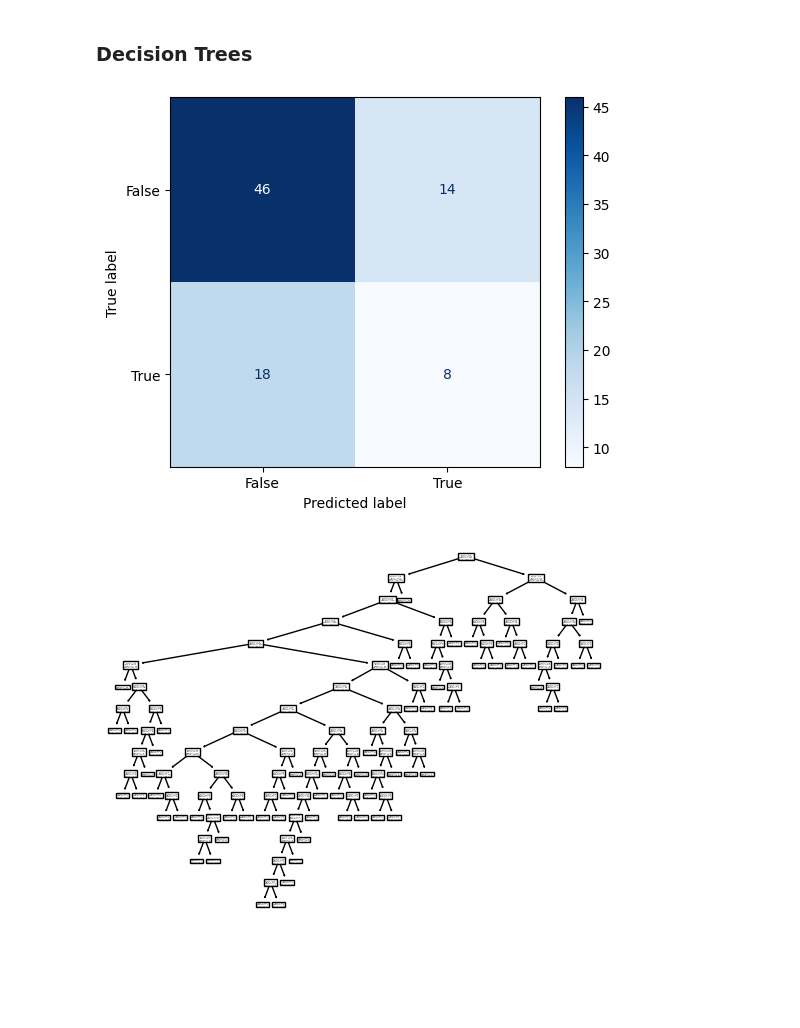
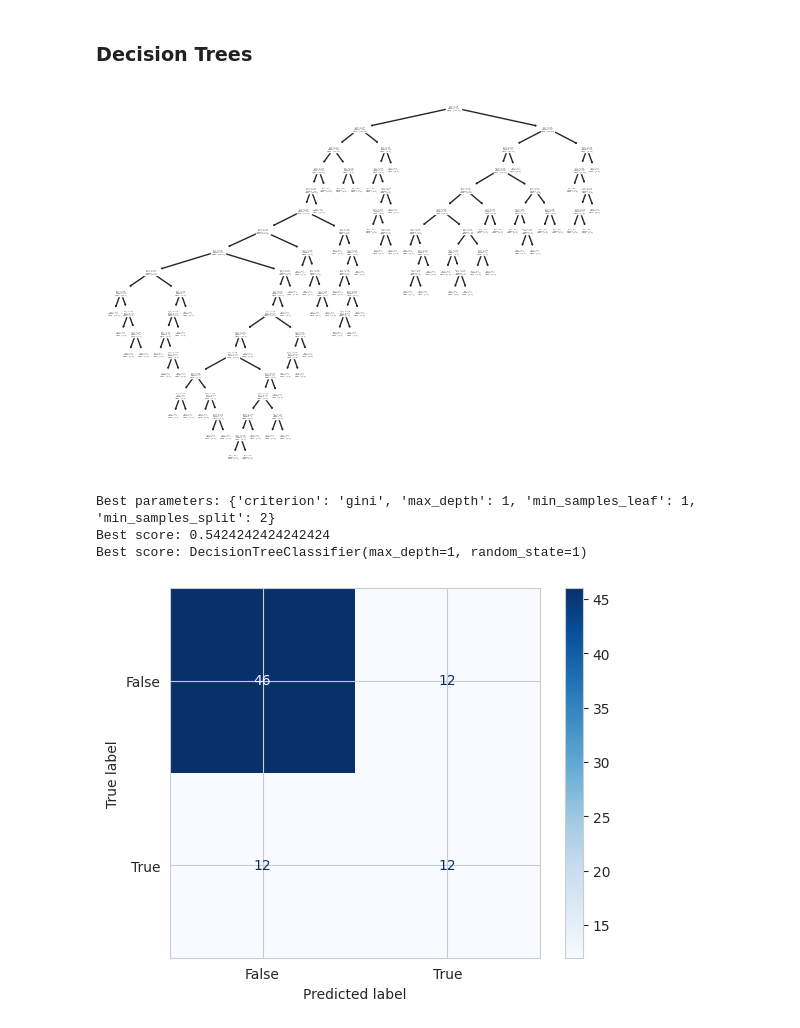
Before and after one commit to KobieKabo/Software_Design_Intelligent_Systems, a Jupyter notebook: Project2/Supervised_ML_Models.ipynb, the cells around one changed output. Drawn from its saved outputs; the diff is of its cells as text; code cells hidden in the pictures; blank space fills up the shorter version.

```diff
--- a/Project2/Supervised_ML_Models.ipynb
+++ b/Project2/Supervised_ML_Models.ipynb
@@ -93,3 +93,6 @@ data.loc[data['node-caps'] == '?']
 | 233 | recurrence-events | 70-79 | ge40 | 15-19 | 9-11 | ? | 1 | left | left_low | ... |
 | 263 | recurrence-events | 50-59 | lt40 | 20-24 | 0-2 | ? | 1 | left | left_up | ... |
 | 264 | recurrence-events | 50-59 | lt40 | 20-24 | 0-2 | ? | 1 | left | left_low | ... |
+# %%
+print(data.duplicated().sum())
+data.drop_duplicates(inplace=True, ignore_index=True)
@@ -267,9 +263,2 @@ weighted avg       0.78      0.72      0.74       200
 # %% [markdown]
 ### KNN Model
-# %%
-from sklearn.neighbors import KNeighborsClassifier
-# instantiate the model
-knn = KNeighborsClassifier(n_neighbors=3)
-
-# fit the model to the training set
-knn.fit(X_train, Y_train)
@@ -300,9 +265,20 @@ Recall of KNeighborsClassifier(n_neighbors=3) on train data is : 0.5932203389830
 # %%
+from sklearn.metrics import recall_score, precision_score, f1_score
 from sklearn.model_selection import GridSearchCV
+from sklearn.neighbors import KNeighborsClassifier
+
 knn_search_recall = KNeighborsClassifier()
 # Optimizing Hyperparamter
-param_grid = {"n_neighbors": np.arange(1, 100)}
+param_grid = {"n_neighbors": np.arange(1, 100),
+             "weights": ['uniform', 'distance']}
 # cv parameter stands for cross-validation generator
-knn_gscv = GridSearchCV(knn_search_recall, param_grid, cv=5)
-knn_gscv.fit(X_train,Y_train)
-best_knn = knn_gscv.best_estimator_
+# specify the recall function to use when scoring
+knn_gscv2 = GridSearchCV(knn_search_recall, param_grid, cv=5, scoring="recall")
+
+knn_gscv2.fit(X_train, Y_train)
+
+# hyperparameter values for the best model
+print("Best parameters:", knn_gscv2.best_params_)
+print("Best score:", knn_gscv2.best_score_)
+print("Best Estimator:", knn_gscv2.best_estimator_)
+best_recall_knn = knn_gscv2.best_estimator_
@@ -433,14 +327,30 @@ weighted avg       0.97      0.97      0.97       200
 # %%
 from sklearn.tree import DecisionTreeClassifier
 tree_model = DecisionTreeClassifier(random_state=1).fit(X_train, Y_train)
-cm_display = ConfusionMatrixDisplay.from_estimator(tree_model, X_test, Y_test,
-                                               cmap=plt.cm.Blues,normalize=None)
+from sklearn import tree
+tree.plot_tree(tree_model)
+plt.show()
+param_grid = {
+    "criterion": ['gini','entropy'],
+    "max_depth": range(1,10),
+    "min_samples_split": range(2,10),
+    "min_samples_leaf": range(1,5)
+}
+tree_gscv = GridSearchCV(tree_model, param_grid, cv = 5, scoring = 'recall',error_score = 'raise')
 # %% [output]
-[figure, old version]
+[figure, new version]
+# %%
+tree_gscv.fit(X_train,Y_train)
+print("Best parameters:", tree_gscv.best_params_)
+print("Best score:", tree_gscv.best_score_)
+print("Best score:", tree_gscv.best_estimator_)
+# %% [output]
+Best parameters: {'criterion': 'gini', 'max_depth': 1, 'min_samples_leaf': 1, 'min_samples_split': 2}
+Best score: 0.5424242424242424
+Best score: DecisionTreeClassifier(max_depth=1, random_state=1)
 # %%
-from sklearn import tree
-tree.plot_tree(tree_model)
-plt.show()
+cm_display = ConfusionMatrixDisplay.from_estimator(tree_gscv, X_test, Y_test,
+                                               cmap=plt.cm.Blues,normalize=None)
 # %% [output]
-[figure, old version]
+[figure, new version]
 # %%
```
Also changed, not shown: parts of 31 cells of this notebook.
